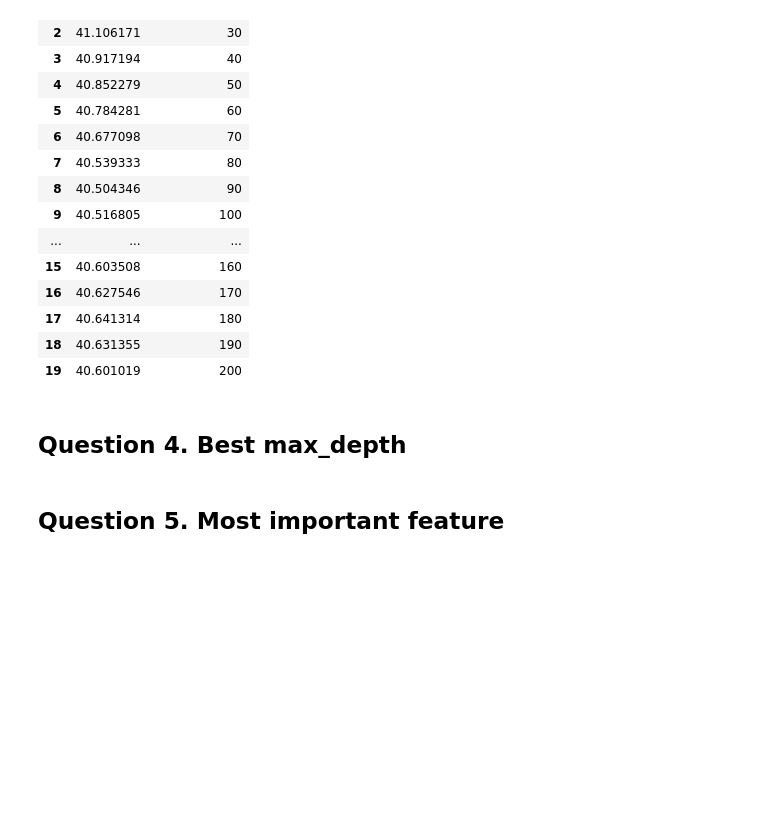
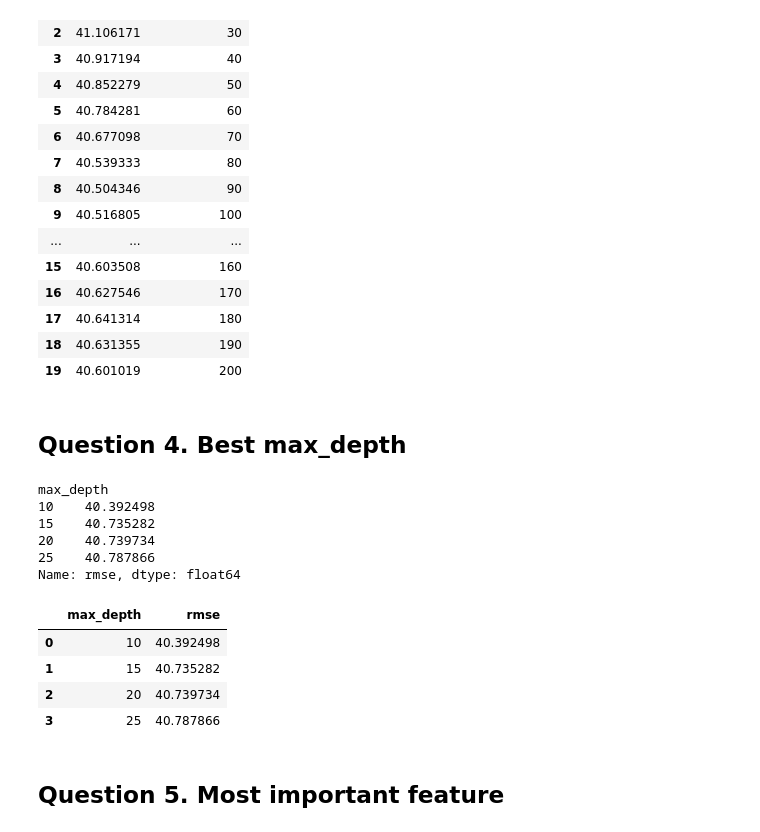
Before and after one commit to julam9/ML-Zoomcamp-2024, a Jupyter notebook: Week-6/hw6.ipynb, the cells around one changed output. Saved outputs shown, nothing was run; the diff lists cells and outputs as text; code cells hidden in the pictures; blank space fills up the shorter version.

```diff
--- a/Week-6/hw6.ipynb
+++ b/Week-6/hw6.ipynb
@@ -162,5 +162,36 @@ df_q3.reset_index(drop=False).rename(columns={'index' : 'rmse', 0 : 'n_estimator
 | 19 | 40.601019 | 200 |
 # %% [markdown]
 ## Question 4. Best max_depth
+# %%
+max_depth = [10, 15, 20, 25]
+s_q4 = np.arange(10, 210, 10)
+rmse_q4 = []
+
+for depth in max_depth:
+    for estim in s_q4:
+        rfr_q4 = RandomForestRegressor(n_estimators=estim, max_depth=depth, random_state=1)
+        rfr_q4.fit(X_train, y_train)
+        y_pred_q4 = rfr_q4.predict(X_val)
+        rmse = root_mean_squared_error(y_val, y_pred_q4)
+        rmse_q4.append(rmse)
+
+df_q4 = pd.DataFrame([(depth, estim) for depth in max_depth for estim in s_q4], columns=['max_depth', 'n_estimators'])
+df_q4['rmse'] = rmse_q4
+result_q4 = df_q4.groupby('max_depth', as_index='False')['rmse'].mean()
+# %% [output]
+max_depth
+10    40.392498
+15    40.735282
+20    40.739734
+25    40.787866
+Name: rmse, dtype: float64
+# %%
+result_q4.reset_index().sort_values(by='rmse')
+# %% [output]
+|  | max_depth | rmse |
+| 0 | 10 | 40.392498 |
+| 1 | 15 | 40.735282 |
+| 2 | 20 | 40.739734 |
+| 3 | 25 | 40.787866 |
 # %% [markdown]
 ## Question 5. Most important feature
```
Also changed, not shown: parts of 8 cells of this notebook.
